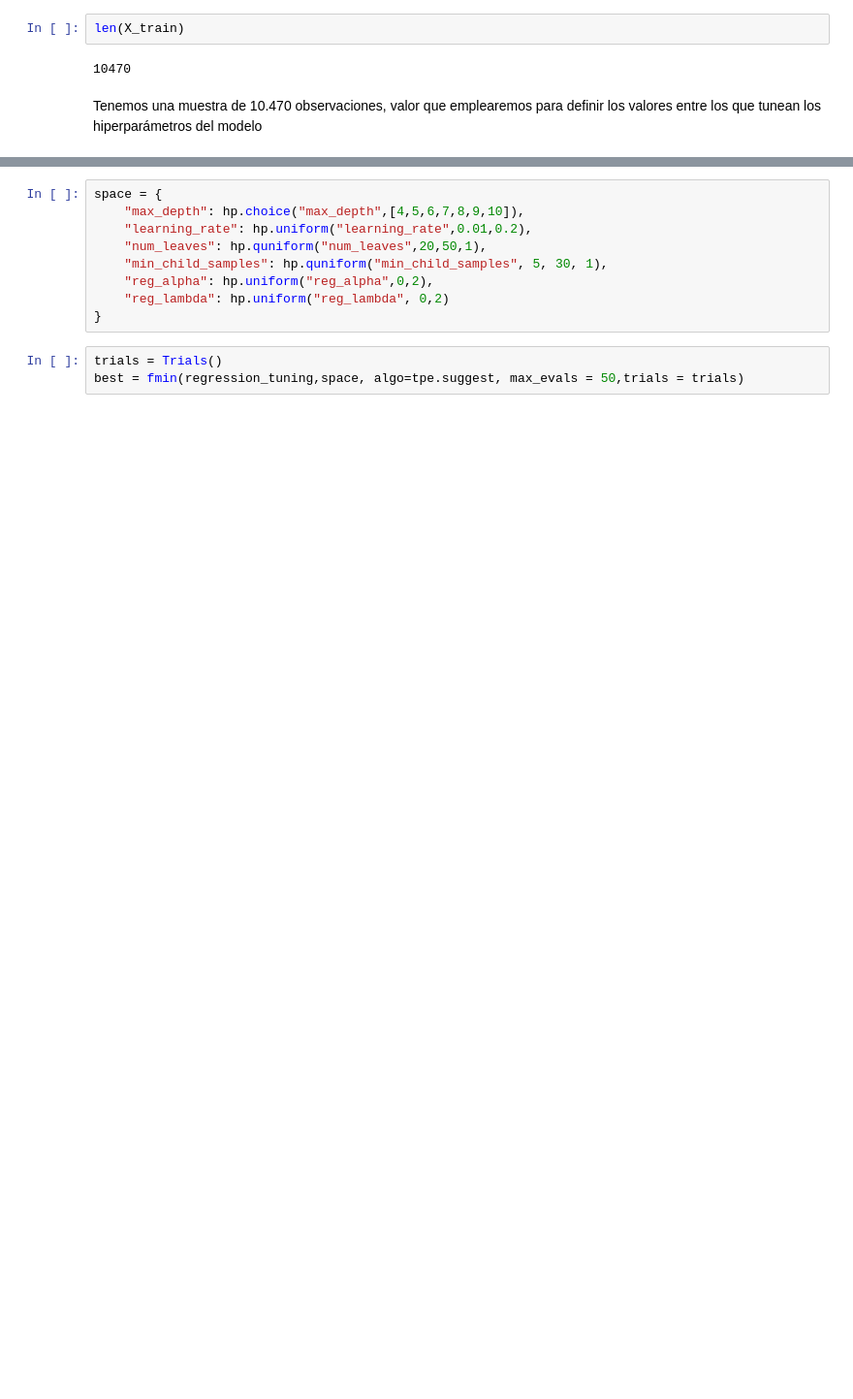
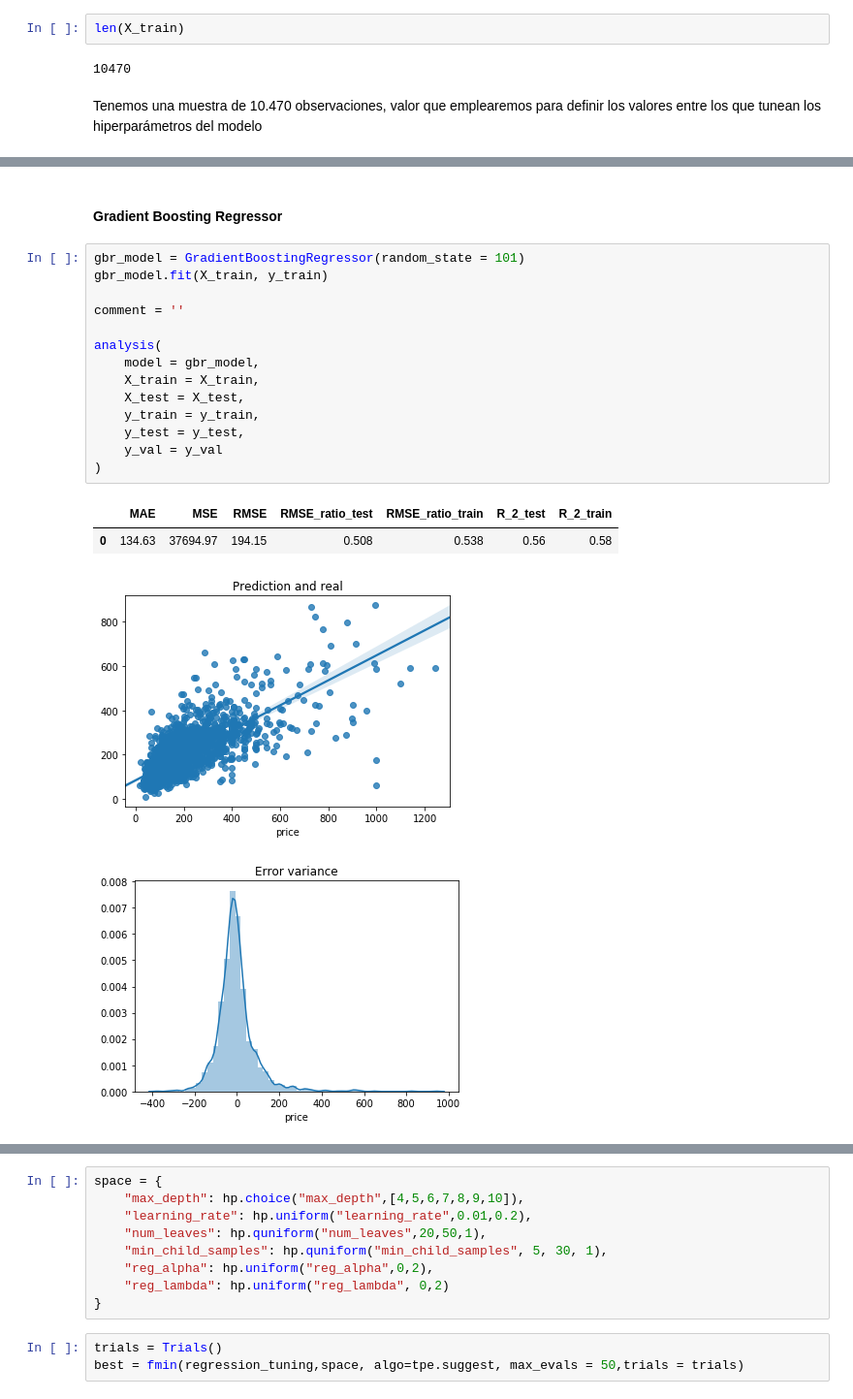
Before and after one commit to Divasson/VisualizacionDatosAirBnB, a Jupyter notebook: modelling/modelling.ipynb, the cells around one changed output, grey strips where cells are left out. Shown at 97% size. Saved outputs shown, nothing was run; the diff lists cells and outputs as text; blank space fills up the shorter version.

```diff
--- a/modelling/modelling.ipynb
+++ b/modelling/modelling.ipynb
@@ -317,0 +496,21 @@ Tenemos una muestra de 10.470 observaciones, valor que emplearemos para definir
+# %% [markdown]
+#### Gradient Boosting Regressor
+# %%
+gbr_model = GradientBoostingRegressor(random_state = 101)
+gbr_model.fit(X_train, y_train)
+
+comment = ''
+
+analysis(
+    model = gbr_model,
+    X_train = X_train,
+    X_test = X_test,
+    y_train = y_train,
+    y_test = y_test,
+    y_val = y_val
+)
+# %% [output]
+|  | MAE | MSE | RMSE | RMSE_ratio_test | RMSE_ratio_train | R_2_test | R_2_train |
+| 0 | 134.63 | 37694.97 | 194.15 | 0.508 | 0.538 | 0.56 | 0.58 |
+[figure, added]
+[figure, added]
```
Also changed, not shown: parts of 64 cells of this notebook, 12 other files.
